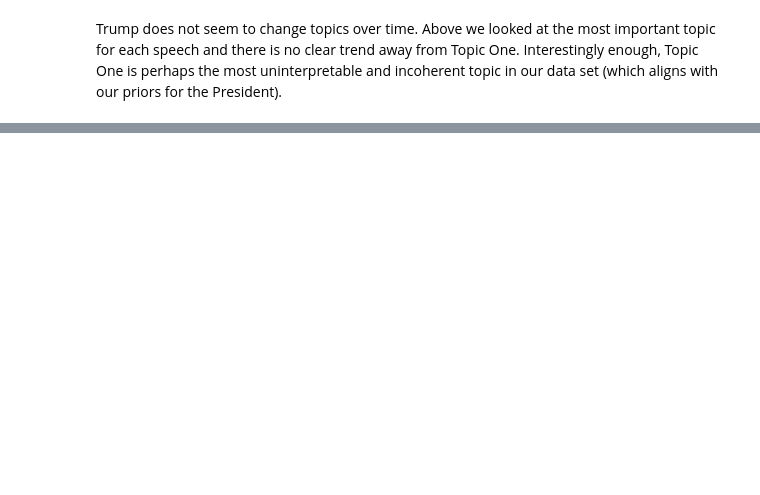
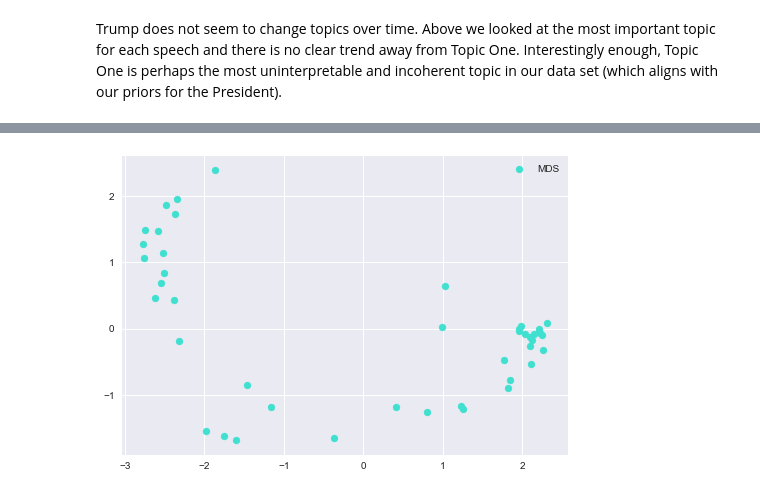
Before and after one commit to JakeTheWise/socialitics, a Jupyter notebook: proj2/Social Media Assignment 2.ipynb, the cells around one changed output, grey strips where cells are left out. Cells and saved outputs as stored; diff of their text form; code cells hidden in the pictures; blank space fills up the shorter version.

```diff
--- a/proj2/Social Media Assignment 2.ipynb
+++ b/proj2/Social Media Assignment 2.ipynb
@@ -140,0 +210,9 @@ Provide a visualization of both clusters (with colors) and cosine scores using M
+# %%
+mds = manifold.MDS(n_components=2, max_iter=3000, eps=1e-9, random_state=42, n_jobs=-1)
+pos = mds.fit_transform(similarity)
+
+plt.scatter(pos[:, 0], pos[:, 1], color='turquoise', label='MDS')
+plt.legend(scatterpoints=1, loc='best', shadow=False)
+plt.show()
+# %% [output]
+[figure, added]
```
Also changed, not shown: parts of 17 cells of this notebook.
